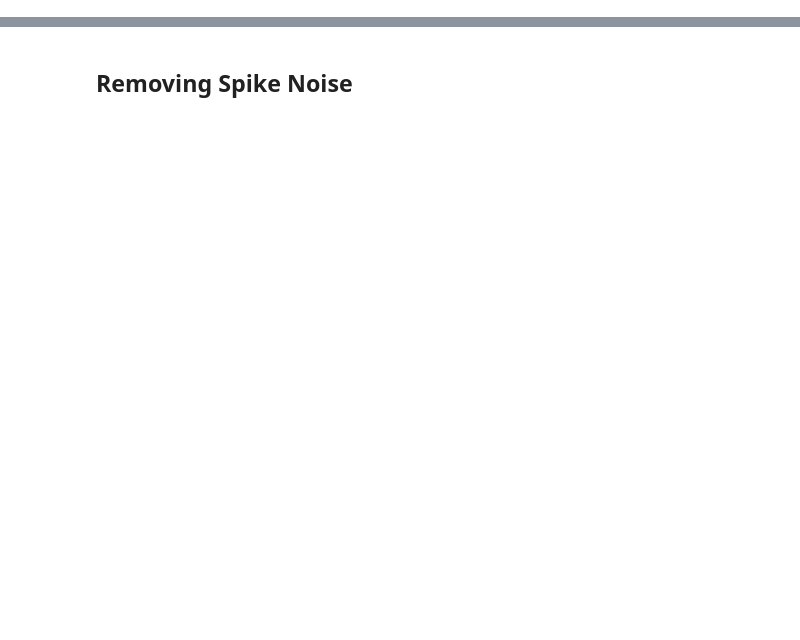
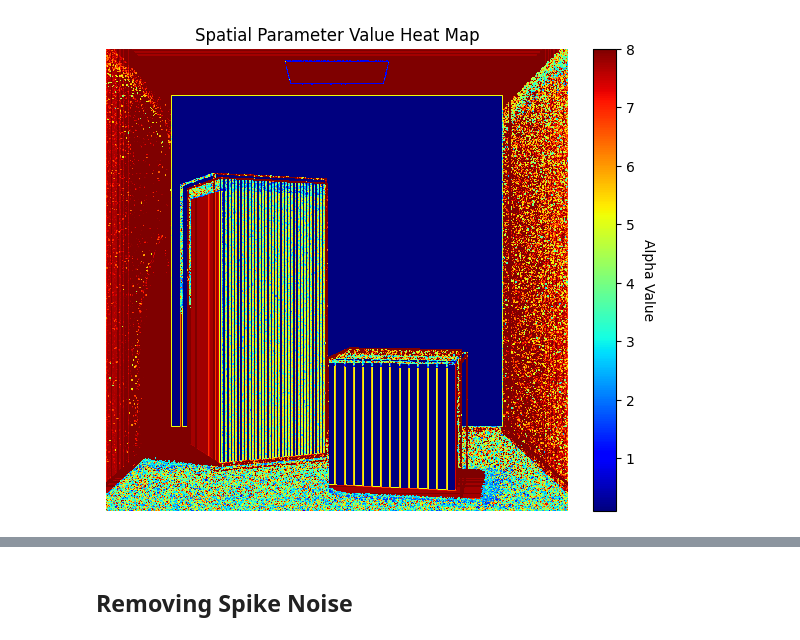
Before and after one commit to Vinit2244/Monte-Carlo-Noise-Removal-using-Sobel-Operator-and-Guided-Image-Filter, a Jupyter notebook: src/main.ipynb, the cells around one changed output, grey strips where cells are left out. Saved outputs shown, nothing was run; the diff lists cells and outputs as text; code cells hidden in the pictures; blank space fills up the shorter version.

```diff
--- a/src/main.ipynb
+++ b/src/main.ipynb
@@ -56,0 +250,15 @@ def adaptive_filtering(image, features, guidance_image, spatial_params, feature_
+# %%
+plt.figure(figsize=(8, 6))  # Set figure size
+heatmap = plt.imshow(alpha_op, cmap='jet', interpolation='nearest')
+plt.axis('off')  # Turn off axes
+plt.title("Spatial Parameter Value Heat Map")
+
+# Add color bar
+cbar = plt.colorbar(heatmap, orientation='vertical', fraction=0.046, pad=0.04)
+cbar.set_label('Alpha Value', rotation=270, labelpad=15)  # Add label to color bar
+
+# Save the figure
+plt.savefig(output_folder_path + f"/alpha_heatmap{n}.png", dpi=400, bbox_inches='tight')
+plt.show()
+# %% [output]
+[figure, added]
```
Also changed, not shown: parts of 29 cells of this notebook, 55 other files.
